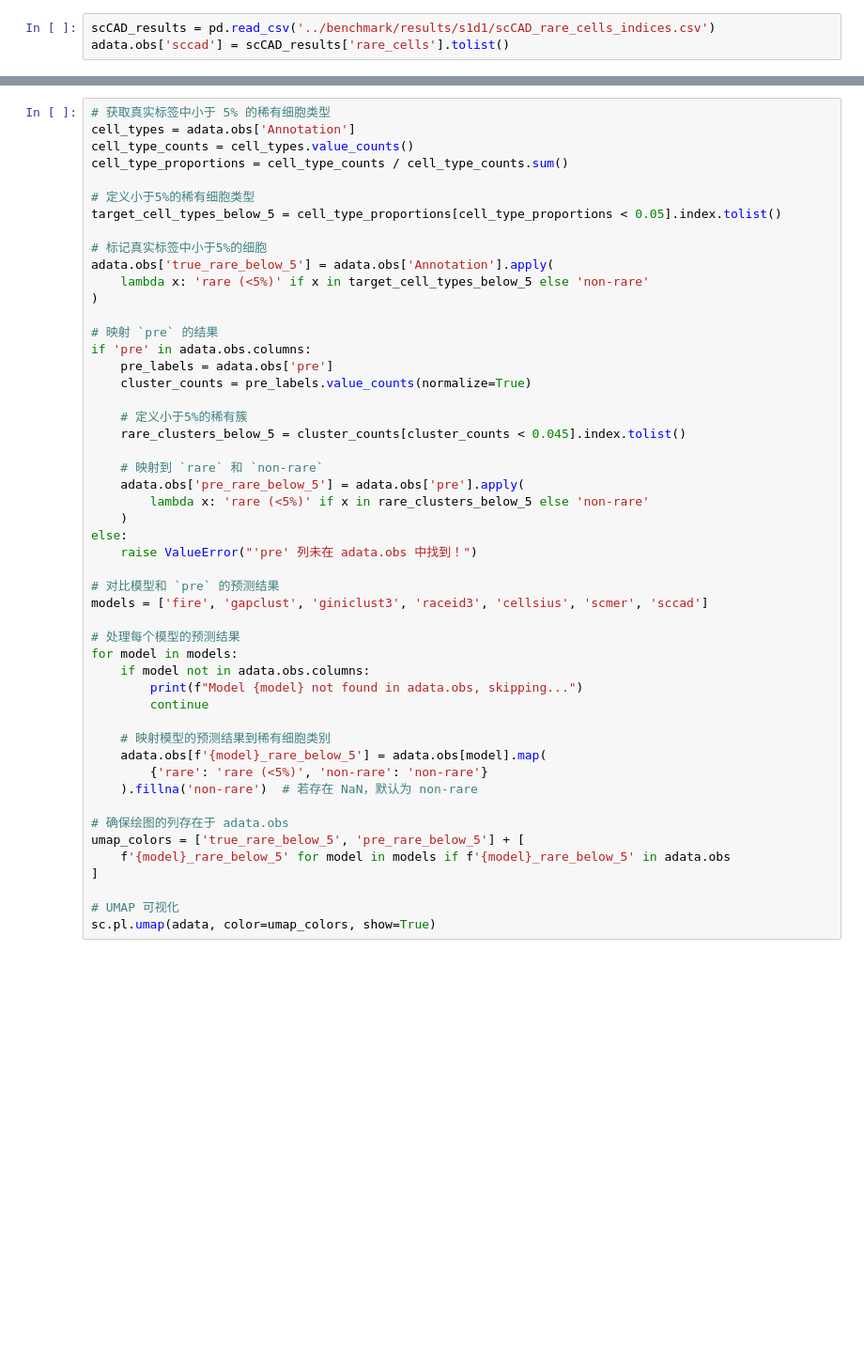
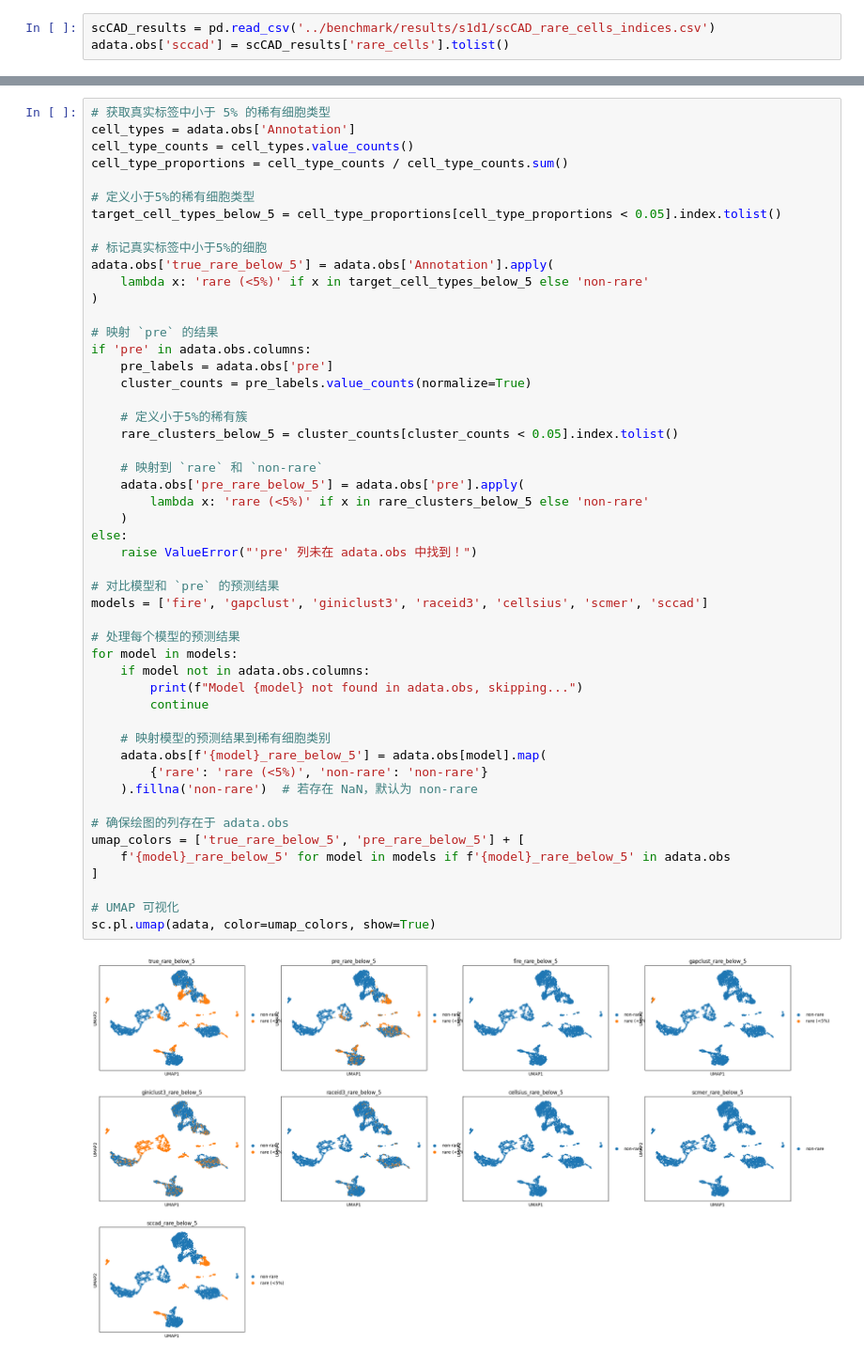
Before and after one commit to StickTaTa/ScFormer, a Jupyter notebook: Tutorial/26_pbmc_sample_result.ipynb, the cells around one changed output, grey strips where cells are left out. Shown at 94% size. Cells and saved outputs as stored; diff of their text form; blank space fills up the shorter version.

```diff
--- a/Tutorial/26_pbmc_sample_result.ipynb
+++ b/Tutorial/26_pbmc_sample_result.ipynb
@@ -429,36 +409,38 @@ if 'pre' in adata.obs.columns:
     cluster_counts = pre_labels.value_counts(normalize=True)
 
     # 定义小于5%的稀有簇
-    rare_clusters_below_5 = cluster_counts[cluster_counts < 0.045].index.tolist()
+    rare_clusters_below_5 = cluster_counts[cluster_counts < 0.05].index.tolist()
 
     # 映射到 `rare` 和 `non-rare`
     adata.obs['pre_rare_below_5'] = adata.obs['pre'].apply(
         lambda x: 'rare (<5%)' if x in rare_clusters_below_5 else 'non-rare'
     )
 else:
     raise ValueError("'pre' 列未在 adata.obs 中找到！")
 
 # 对比模型和 `pre` 的预测结果
 models = ['fire', 'gapclust', 'giniclust3', 'raceid3', 'cellsius', 'scmer', 'sccad']
 
 # 处理每个模型的预测结果
 for model in models:
     if model not in adata.obs.columns:
         print(f"Model {model} not found in adata.obs, skipping...")
         continue
 
     # 映射模型的预测结果到稀有细胞类别
     adata.obs[f'{model}_rare_below_5'] = adata.obs[model].map(
         {'rare': 'rare (<5%)', 'non-rare': 'non-rare'}
     ).fillna('non-rare')  # 若存在 NaN，默认为 non-rare
 
 # 确保绘图的列存在于 adata.obs
 umap_colors = ['true_rare_below_5', 'pre_rare_below_5'] + [
     f'{model}_rare_below_5' for model in models if f'{model}_rare_below_5' in adata.obs
 ]
 
 # UMAP 可视化
 sc.pl.umap(adata, color=umap_colors, show=True)
+# %% [output]
+[figure, added]
 # %%
 from sklearn.metrics import f1_score, precision_score, recall_score
 import matplotlib.pyplot as plt
```
Also changed, not shown: parts of 18 cells of this notebook.
